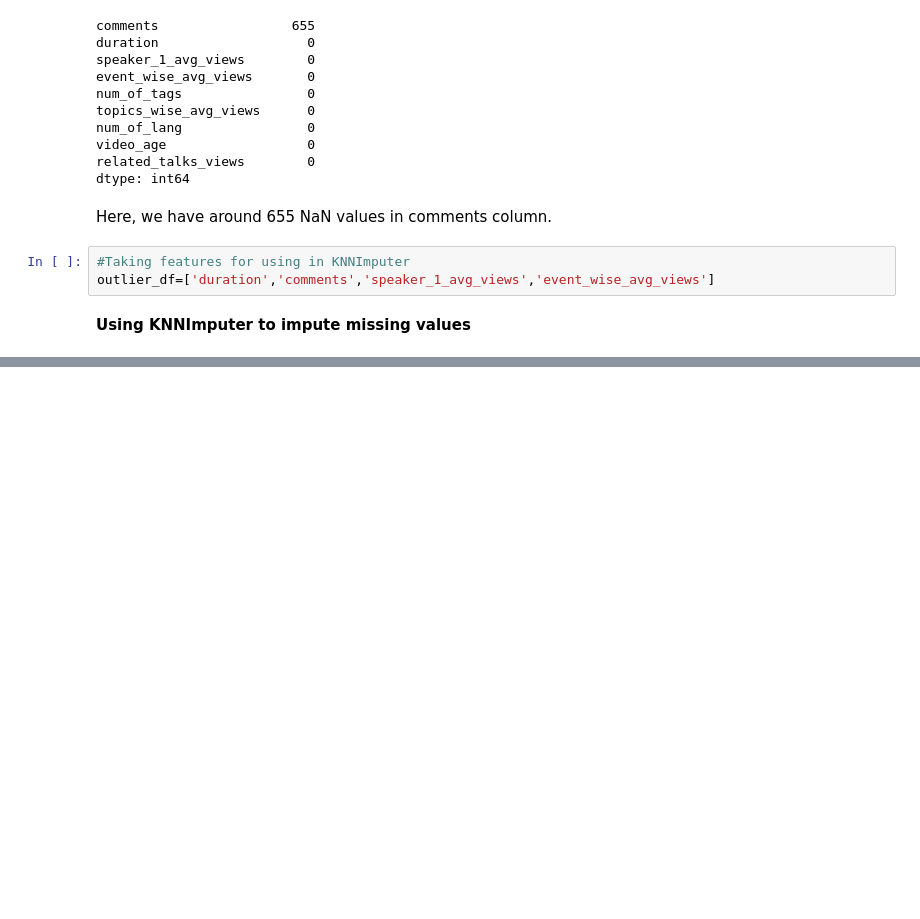
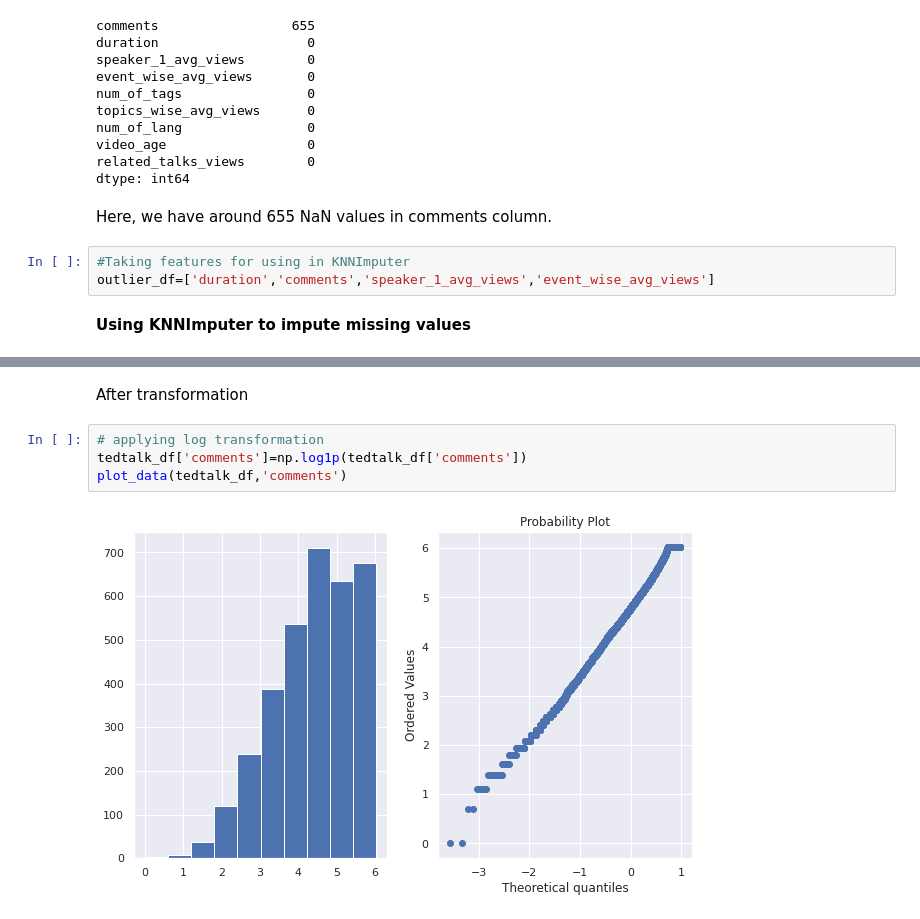
Before and after one commit to adilimam12/Regression-capstone-project2, a Jupyter notebook: TED_Talk_Views_Prediction2_.ipynb, the cells around one changed output, grey strips where cells are left out. Cells and saved outputs as stored; diff of their text form; blank space fills up the shorter version.

```diff
--- a/TED_Talk_Views_Prediction2_.ipynb
+++ b/TED_Talk_Views_Prediction2_.ipynb
@@ -1047,0 +1104,8 @@ outlier_df=['duration','comments','speaker_1_avg_views','event_wise_avg_views']
+# %% [markdown]
+After transformation
+# %%
+# applying log transformation
+tedtalk_df['comments']=np.log1p(tedtalk_df['comments'])
+plot_data(tedtalk_df,'comments')
+# %% [output]
+[figure, added]
```
Also changed, not shown: parts of 61 cells of this notebook.
